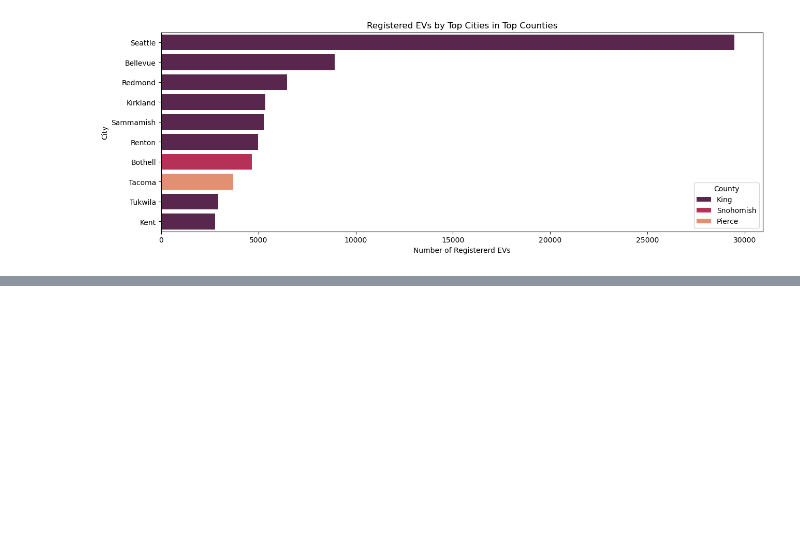
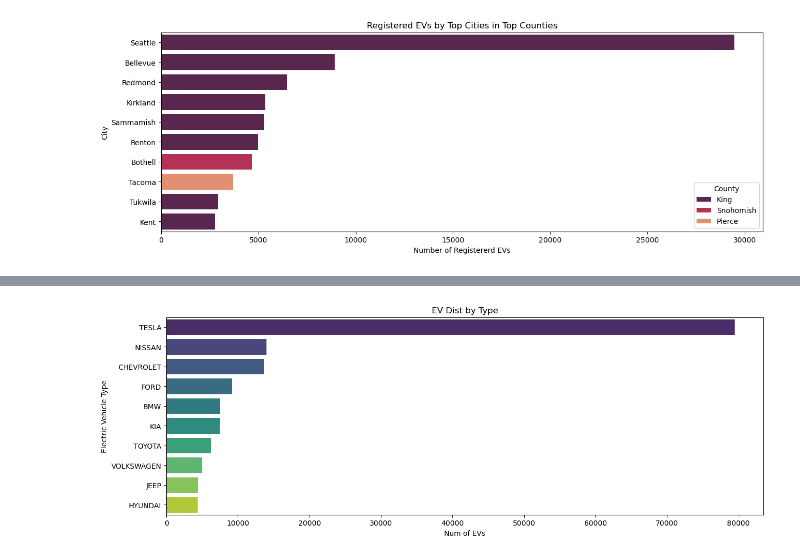
Before and after one commit to divya-manirajan/ExampleDataAnalysis, a Jupyter notebook: Main.ipynb, the cells around one changed output, grey strips where cells are left out. Saved outputs shown, nothing was run; the diff lists cells and outputs as text; code cells hidden in the pictures; blank space fills up the shorter version.

```diff
--- a/Main.ipynb
+++ b/Main.ipynb
@@ -134,0 +157,10 @@ plt.show()
+# %%
+plt.figure(figsize=(15,5))
+sns.barplot(y=ev_make_dist.index, x=ev_make_dist.values, palette="viridis")
+plt.title('EV Dist by Type')
+plt.xlabel('Num of EVs')
+plt.ylabel('Electric Vehicle Type')
+
+plt.show()
+# %% [output]
+[figure, added]
```
Also changed, not shown: parts of 6 cells of this notebook, 1 other file.
